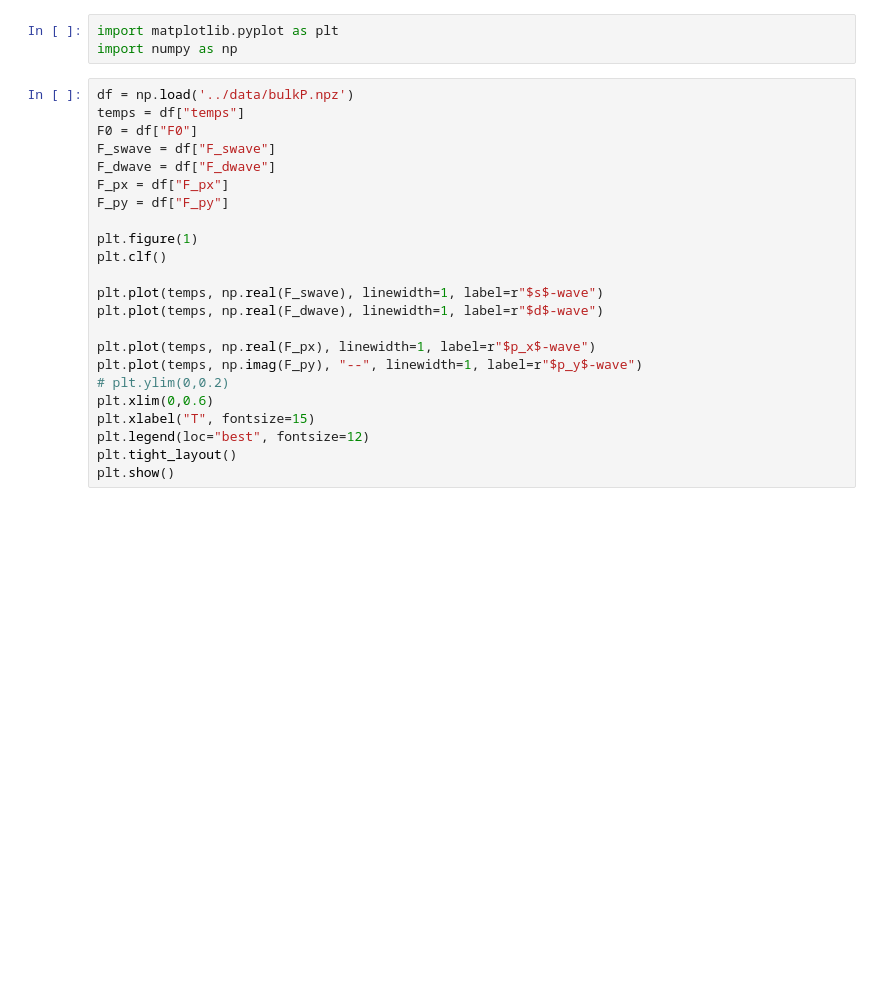
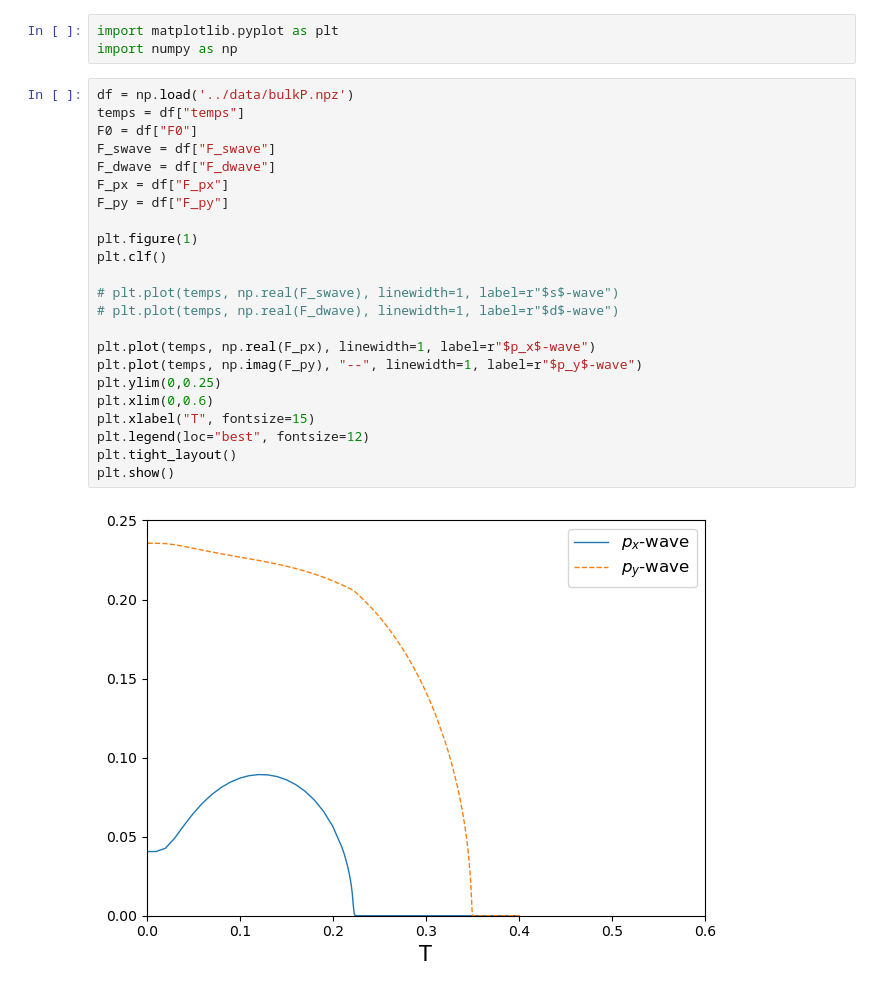
Before and after one commit to emilssp/master-thesis-codebase, a Jupyter notebook: cluster/notebooks/plot.ipynb, the cells around one changed output. Drawn from its saved outputs; the diff is of its cells as text; blank space fills up the shorter version.

```diff
--- a/cluster/notebooks/plot.ipynb
+++ b/cluster/notebooks/plot.ipynb
@@ -4,26 +4,28 @@ import numpy as np
 # %%
 df = np.load('../data/bulkP.npz')
 temps = df["temps"]
 F0 = df["F0"]
 F_swave = df["F_swave"]
 F_dwave = df["F_dwave"]
 F_px = df["F_px"]
 F_py = df["F_py"]
 
 plt.figure(1)
 plt.clf()
 
-plt.plot(temps, np.real(F_swave), linewidth=1, label=r"$s$-wave")
-plt.plot(temps, np.real(F_dwave), linewidth=1, label=r"$d$-wave")
+# plt.plot(temps, np.real(F_swave), linewidth=1, label=r"$s$-wave")
+# plt.plot(temps, np.real(F_dwave), linewidth=1, label=r"$d$-wave")
 
 plt.plot(temps, np.real(F_px), linewidth=1, label=r"$p_x$-wave")
 plt.plot(temps, np.imag(F_py), "--", linewidth=1, label=r"$p_y$-wave")
-# plt.ylim(0,0.2)
+plt.ylim(0,0.25)
 plt.xlim(0,0.6)
 plt.xlabel("T", fontsize=15)
 plt.legend(loc="best", fontsize=12)
 plt.tight_layout()
 plt.show()
+# %% [output]
+[figure, added]
 # %%
 df = np.load('../data/NP.npz')
 temps = df["temps"]
```
Also changed, not shown: parts of 3 cells of this notebook, 20 other files.
